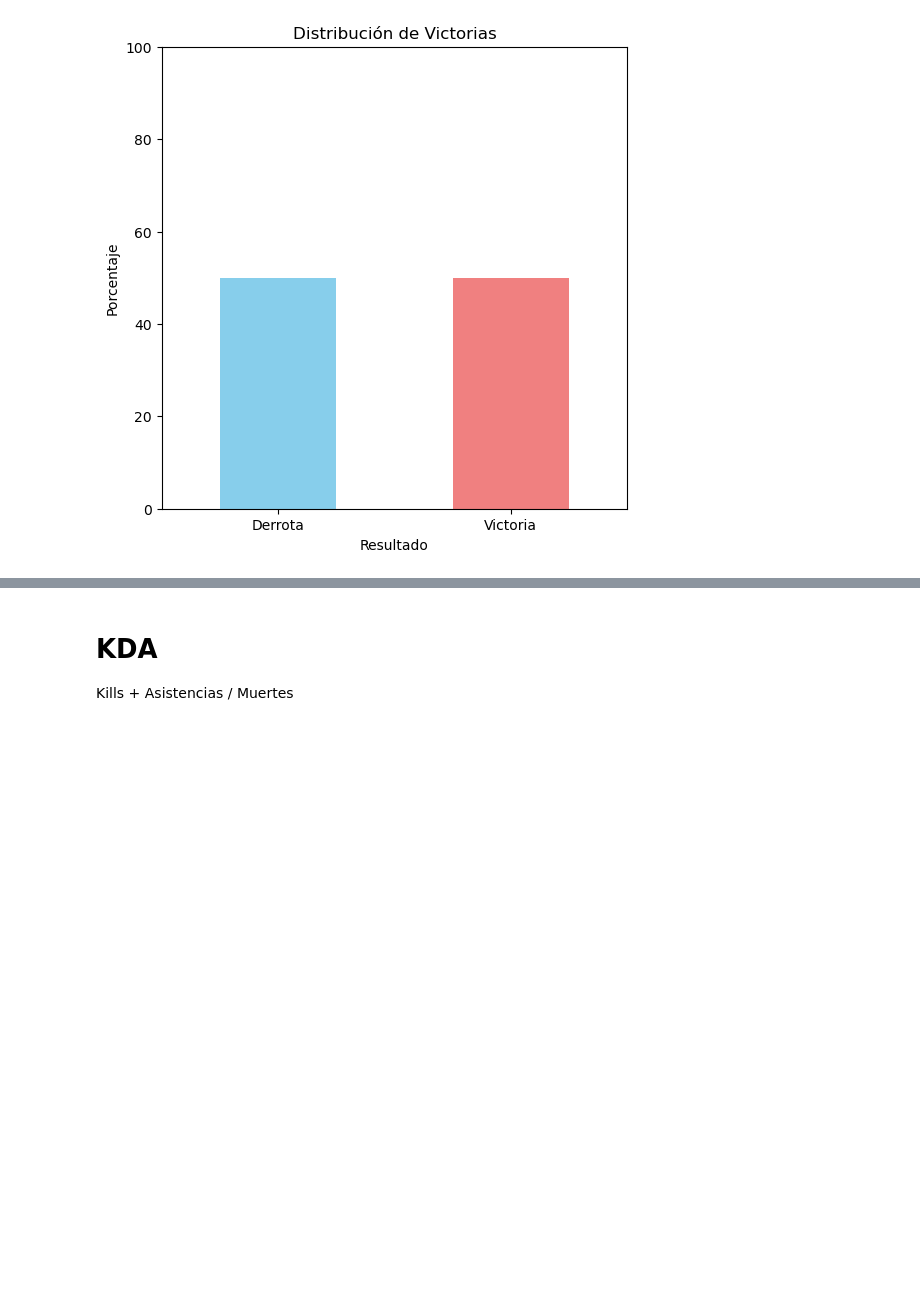
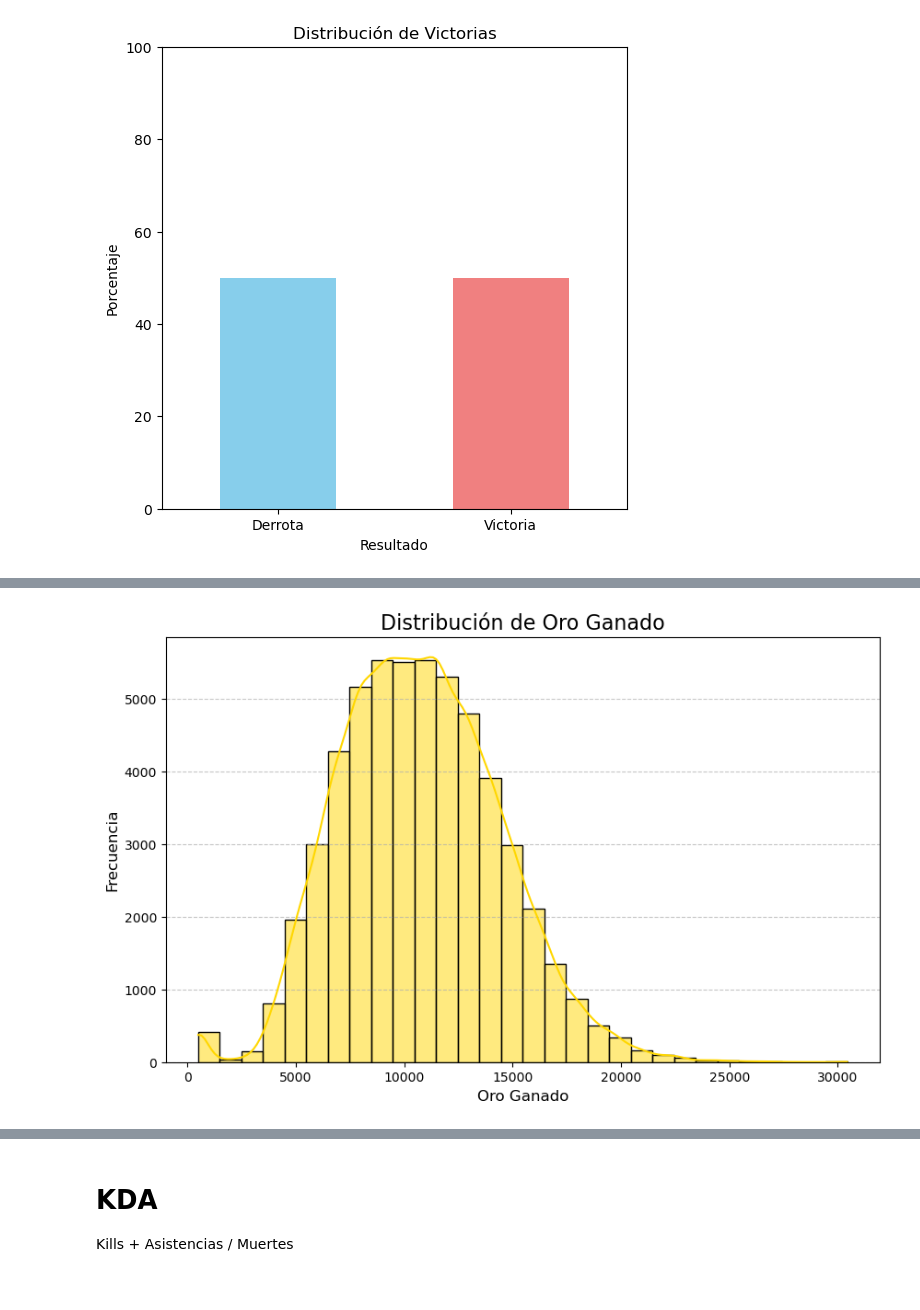
Before and after one commit to Chriester/ProyectoFinal, a Jupyter notebook: RiotScrape.ipynb, the cells around one changed output, grey strips where cells are left out. Drawn from its saved outputs; the diff is of its cells as text; code cells hidden in the pictures; blank space fills up the shorter version.

```diff
--- a/RiotScrape.ipynb
+++ b/RiotScrape.ipynb
@@ -831,0 +832,14 @@ plt.show()
+# %%
+import seaborn as sns
+import matplotlib.pyplot as plt
+
+# Gráfica de distribución para oro ganado
+plt.figure(figsize=(10, 6))
+sns.histplot(df_ultimo_parche['gold_earned'], kde=True, bins=30, color="gold")
+plt.title("Distribución de Oro Ganado", fontsize=16)
+plt.xlabel("Oro Ganado", fontsize=12)
+plt.ylabel("Frecuencia", fontsize=12)
+plt.grid(axis='y', linestyle='--', alpha=0.7)
+plt.show()
+# %% [output]
+[figure, added]
```
Also changed, not shown: parts of 18 cells of this notebook.
